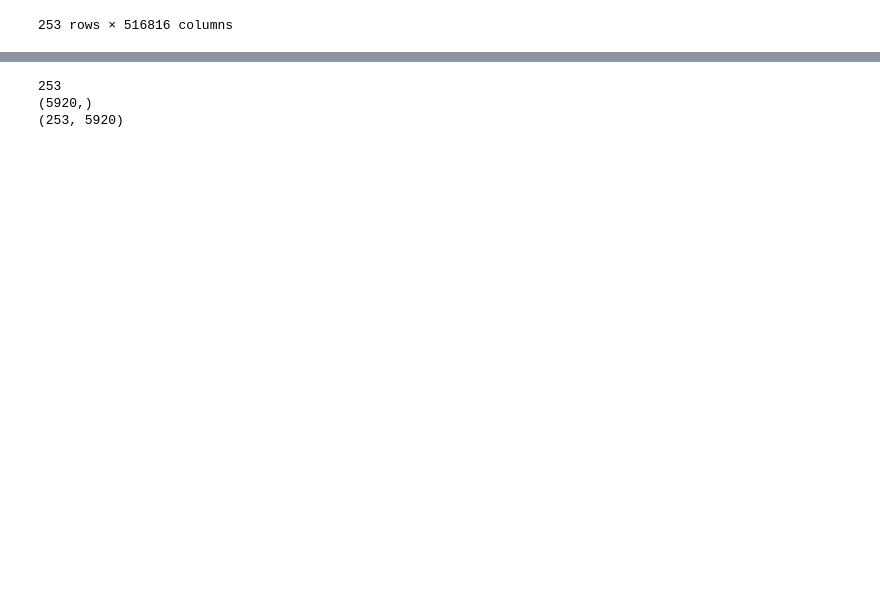
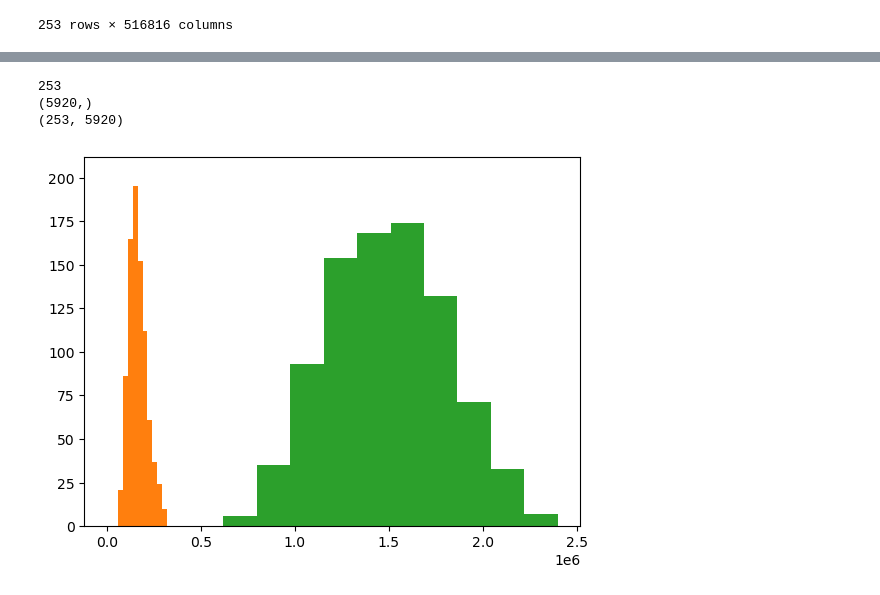
Before and after one commit to ChangyiYang/SimpleLSTM, a Jupyter notebook: Gamma_histgram.ipynb, the cells around one changed output, grey strips where cells are left out. Saved outputs shown, nothing was run; the diff lists cells and outputs as text; code cells hidden in the pictures; blank space fills up the shorter version.

```diff
--- a/Gamma_histgram.ipynb
+++ b/Gamma_histgram.ipynb
@@ -55,7 +60,7 @@ n_bins = 10
 processed_data = []
 
 for time in  range(data.shape[0]):
-    table = data.iloc[i]
+    table = data.iloc[time]
     table = table.unstack()
     one_timestamp = []
 
@@ -65,34 +70,35 @@ for time in  range(data.shape[0]):
     # the parameters in the np.histogramed function will greatly influence the final data processed result
     # important parameters
     # bins
     # range
     # ******************************************
 
     # hist, _ = np.histogram(one_channel, bins = 500, range = (0, 7200000))
         one_channel = one_channel.dropna()
         hist, _ = np.histogram(one_channel, bins = n_bins)
-        # if random.random() < 0.005:
-        #     plt.hist(one_channel, bins = n_bins)
+        if random.random() < 0.00001:
+            plt.hist(one_channel, bins = n_bins)
 
         one_timestamp.append(hist)
 
     one_timestamp = np.concatenate(one_timestamp)
 
     processed_data.append(one_timestamp)
 
 
 print(len(processed_data))
 print(processed_data[0].shape)
 
 
 
 processed_data = np.array(processed_data)
 
 
 print(processed_data.shape)
 # %% [output]
 253
 (5920,)
 (253, 5920)
+[figure, added]
 # %%
 np.savetxt("./Gamma Data/Processed_cycle_32_bins_10.csv", processed_data, delimiter = ",")
```
Also changed, not shown: parts of 3 cells of this notebook, 13 other files.
